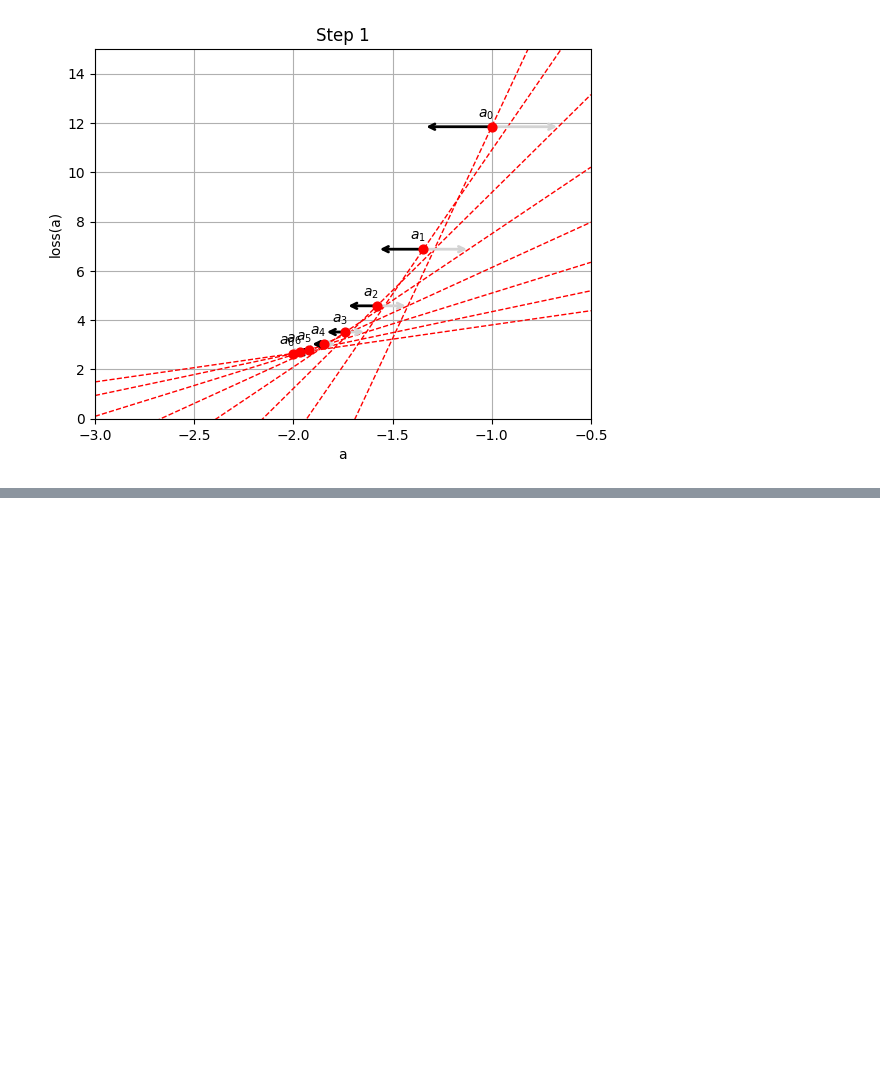
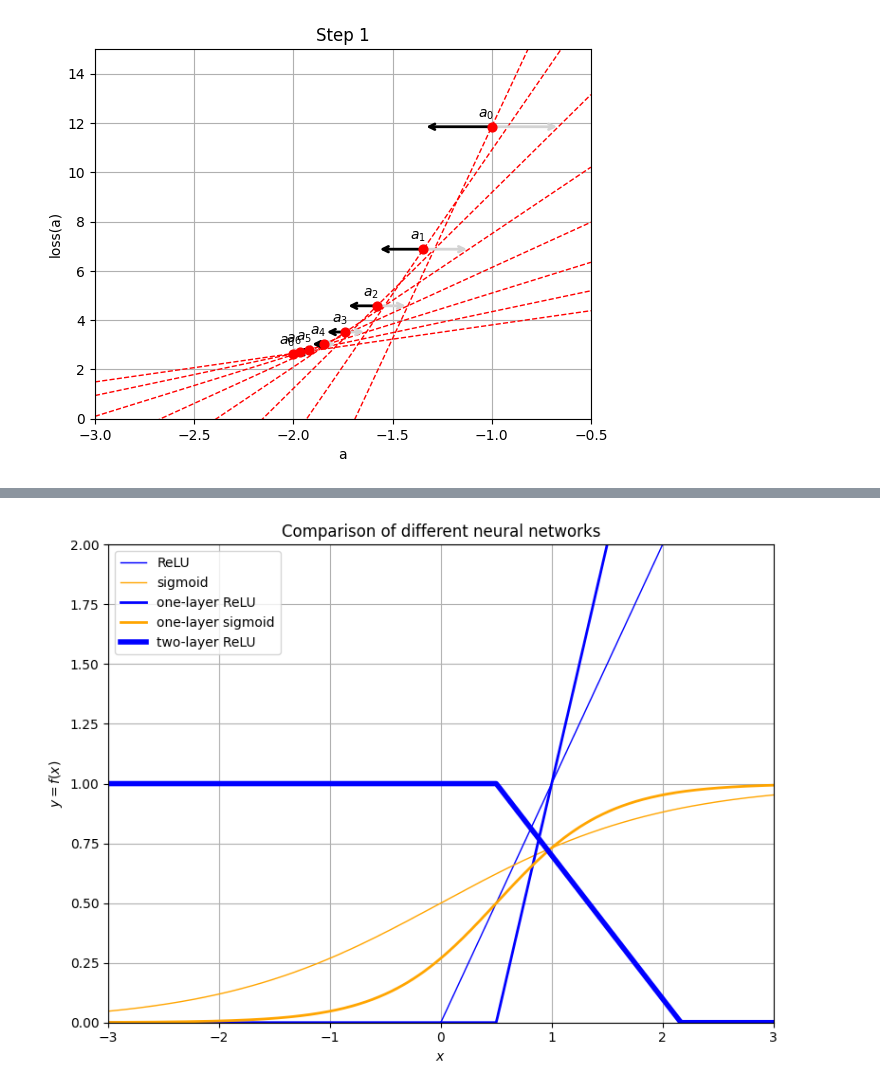
Before and after one commit to IDeaLab-uni-graz/workshop_classification, a Jupyter notebook: basics.ipynb, the cells around one changed output, grey strips where cells are left out. Drawn from its saved outputs; the diff is of its cells as text; code cells hidden in the pictures; blank space fills up the shorter version.

```diff
--- a/basics.ipynb
+++ b/basics.ipynb
@@ -326,3 +295,52 @@ f(x) =
 \textcolor{blue}{\text{ReLU}(a_1 \cdot x + b_1)} \textcolor{red}{ + a_2)}
  \textcolor{green}{ + a_3)}
 $$
+# %%
+# Generate input values
+x = np.linspace(-5, 5, 500)
+
+a = 2.0
+b = -1.0
+
+relu = lambda t: np.maximum(t, 0)
+sigmoid = lambda t: 1 / (1 + np.exp(-t))
+one_layer_relu = lambda x: relu(a * x + b)
+one_layer_sigmoid = lambda x: sigmoid(a * x + b)
+two_layer_relu = lambda x: relu(-0.3 * relu(a * x + b) + 1.0)
+
+def plot_activations(x_range, functions, labels, colors, linewidths, title="Function Comparison"):
+    x = np.linspace(x_range[0], x_range[1], 500)
+    plt.figure(figsize=(8, 6))
+
+    for func, label, color, linewidth in zip(functions, labels, colors, linewidths):
+        y = func(x)
+        plt.plot(x, y, label=label, linewidth=linewidth, color=color)
+
+    plt.title(title)
+    plt.ylim(0, 2)
+    plt.xlim(x_range)
+    plt.xlabel('$x$')
+    plt.ylabel('$y=f(x)$')
+    plt.grid(True)
+    plt.legend(loc='upper left')
+    plt.tight_layout()
+    plt.show()
+
+# Example usage
+plot_activations(
+    x_range=(-3, 3),
+    functions=[
+        relu,
+        sigmoid,
+        one_layer_relu,
+        one_layer_sigmoid,
+        two_layer_relu,
+        two_layer_sigmoid
+    ],
+    labels=["ReLU", "sigmoid", "one-layer ReLU", "one-layer sigmoid", "two-layer ReLU"],
+    colors=["blue", "orange", "blue", "orange", "blue"],
+    linewidths=[1, 1, 2, 2, 4],
+    title="Comparison of different neural networks"
+)
+# %% [output]
+[figure, added]
```
Also changed, not shown: parts of 9 cells of this notebook, 2 other files.
